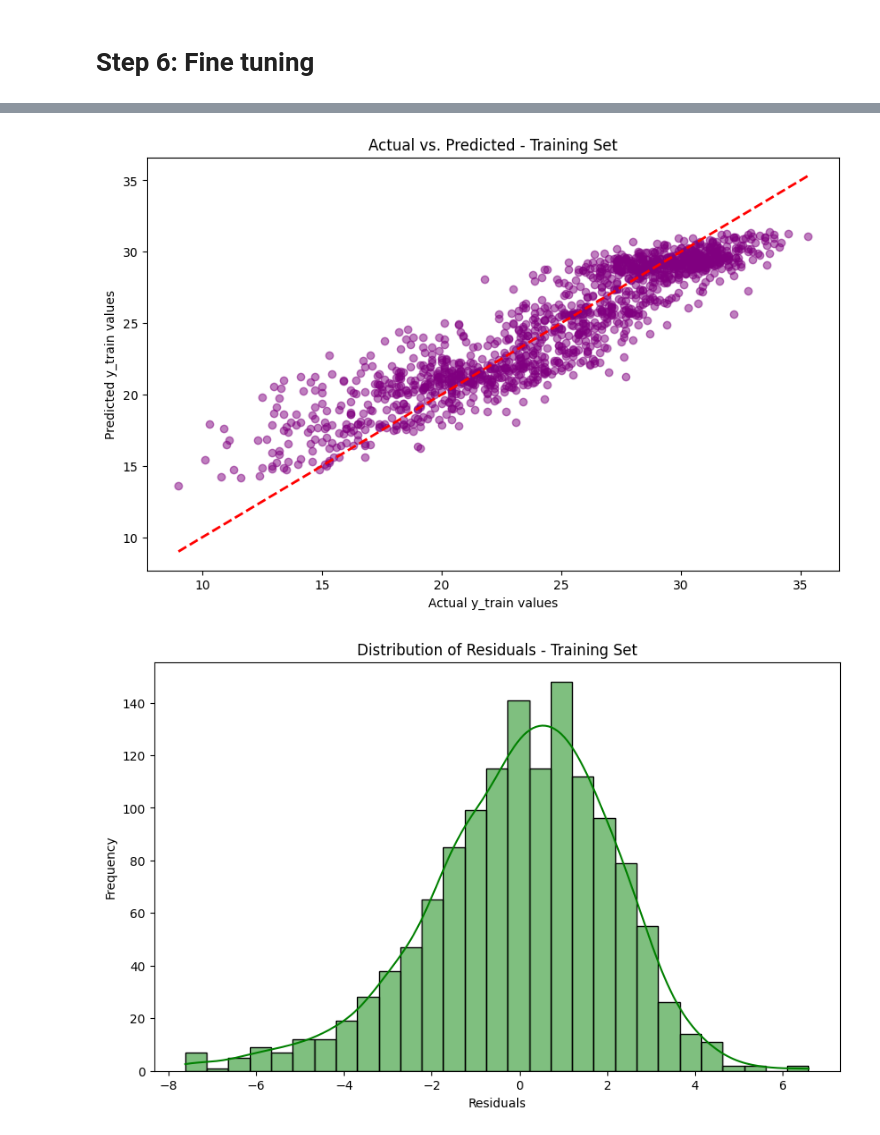
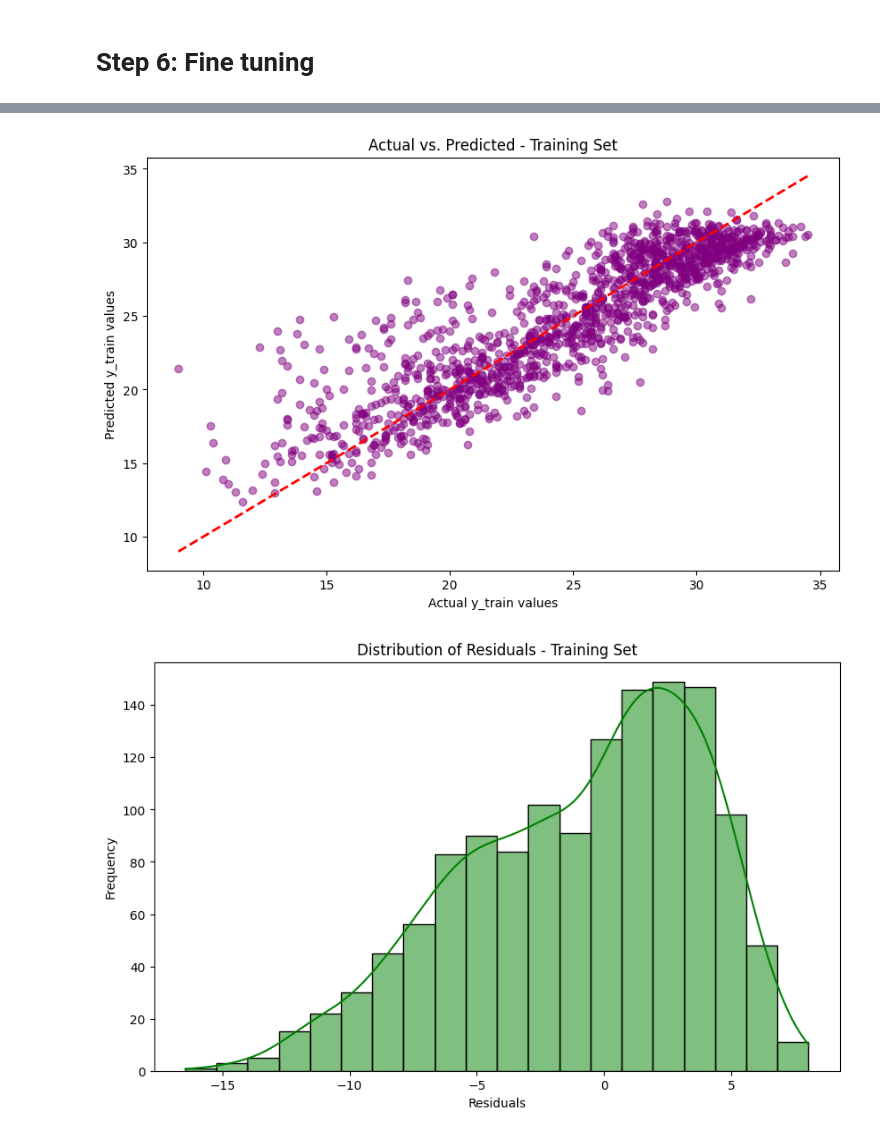
Before and after one commit to lbibi1805-dot/ML_WEATHER_PREDICTION, a Jupyter notebook: team_01 copy.ipynb, the cells around one changed output, grey strips where cells are left out. Cells and saved outputs as stored; diff of their text form; code cells hidden in the pictures.

Commit message:
fine tune for poly regression

```diff
--- a/team_01 copy.ipynb
+++ b/team_01 copy.ipynb
@@ -217,5 +224,5 @@ Dropped columns successfully. Feature to keeps:  ['feelslike', 'tempmax', 'feels
 # %%
-k = -3
+k = -2
 raw_data['temp'] = raw_data['temp'].shift(k)
 
 # Drop the rows with NaN values that were created by the shift
@@ -922,8 +1156,7 @@ def print_search_result(grid_search, model_name = ""):
     for (mean_score, params) in zip(cv_results["mean_test_score"], cv_results["params"]):
         print('rmse =', np.sqrt(-mean_score), params)
 
-
-method = 1
+method = 2
 
 if method == 1: #XGBoost
     from sklearn.model_selection import GridSearchCV
@@ -980,7 +1213,61 @@ if method == 1: #XGBoost
     else:
         grid_search = joblib.load('saved_objects/XGBRegressor_gridsearch.pkl')
         print_search_result(grid_search, model_name= "XGBRegressor")
-else:
-    print("0000000")
+elif method == 2:
+    from sklearn.model_selection import GridSearchCV, cross_val_score, KFold
+    from sklearn.linear_model import LinearRegression
+    from sklearn.preprocessing import PolynomialFeatures
+    from sklearn.pipeline import Pipeline
+    from sklearn.preprocessing import StandardScaler
+
+    # Define the pipeline with scaling
+    pipeline = Pipeline([
+        ('scaler', StandardScaler()),  # Add feature scaling
+        ('poly_features', PolynomialFeatures()),  # Leave degree open for tuning
+        ('lin_reg', LinearRegression())
+    ])
+
+    # Define the parameter grid for GridSearchCV
+    param_grid = {
+        'poly_features__degree': np.arange(1, 5),  # Test degrees from 1 to 4
+    }
+
+    # Define cross-validation strategy
+    cv = KFold(n_splits=5, shuffle=True, random_state=42)
+
+    # Set up GridSearchCV
+    grid_search = GridSearchCV(pipeline, param_grid, cv=cv, scoring='neg_mean_squared_error')
+
+    # Perform cross-validation and evaluate
+    grid_search.fit(X_train, y_train)
+
+    # Get the best model and RMSE scores
+    best_model = grid_search.best_estimator_
+    nmse_scores = cross_val_score(best_model, X_train, y_train, cv=cv, scoring='neg_mean_squared_error')
+    rmse_scores = np.sqrt(-nmse_scores)
+
+    print(f"Best degree: {grid_search.best_params_['poly_features__degree']}")
+    print(f"Mean RMSE: {np.mean(rmse_scores)}")
+
+    # Predict on training data
+    y_train_pred = best_model.predict(X_train)
+
+    # Scatter plot: Actual vs. Predicted
+    plt.figure(figsize=(10, 6))
+    plt.scatter(y_train, y_train_pred, color='purple', alpha=0.5)
+    plt.plot([y_train.min(), y_train.max()], [y_train.min(), y_train.max()], 'r--', lw=2)  # Line of perfect prediction
+    plt.title('Actual vs. Predicted - Training Set')
+    plt.xlabel('Actual y_train values')
+    plt.ylabel('Predicted y_train values')
+    plt.show()
+
+    import seaborn as sns
+    # Plot the residuals
+    plt.figure(figsize=(10, 6))
+    sns.histplot(residuals, kde=True, color='green')
+    plt.title('Distribution of Residuals - Training Set')
+    plt.xlabel('Residuals')
+    plt.ylabel('Frequency')
+    plt.show()
 # %% [output]
 ____________ Fine-tune models ____________
@@ -1003,2 +1276,2 @@ rmse = 2.897999369073999 {'alpha': 1, 'gamma': 0, 'lambda': 1, 'learning_rate':
-[figure, old version]
+[figure, new version]
-[figure, old version]
+[figure, new version]
```
Also changed, not shown: parts of 22 cells of this notebook, 4 other files.
